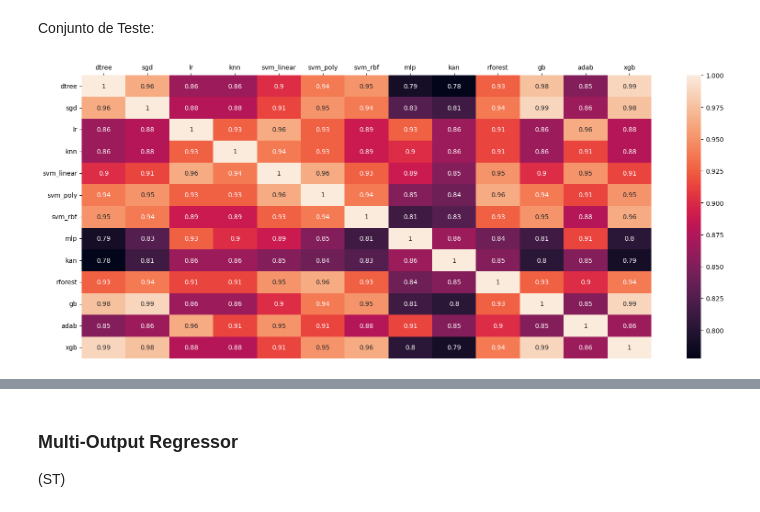
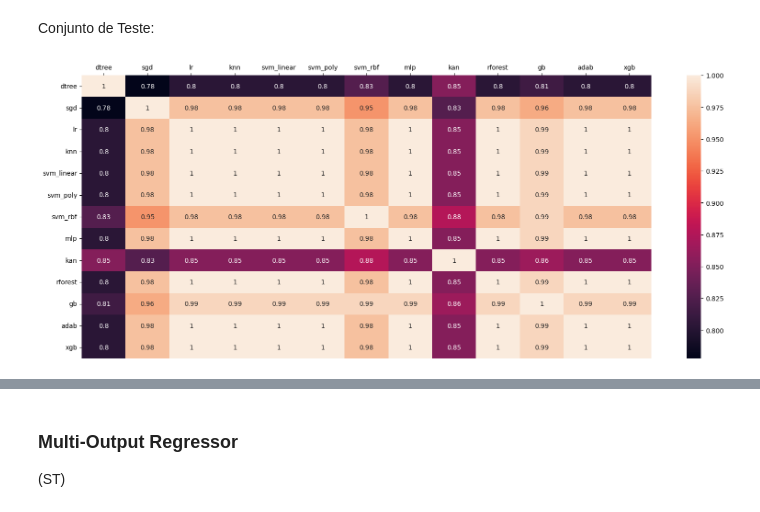
Before and after one commit to pedrobslima/proj-mtr, a Jupyter notebook: heart.ipynb, the cells around one changed output, grey strips where cells are left out. Saved outputs shown, nothing was run; the diff lists cells and outputs as text; code cells hidden in the pictures.

Commit message:
Assessor training fix

```diff
--- a/heart.ipynb
+++ b/heart.ipynb
@@ -964,8 +962,9 @@ df_assessor.head()
 # %%
 Xa_train = df_assessor.loc[:,['age', 'sex', 'chest_pain', 'blood_pressure', 'cholestoral',
        'blood_sugar', 'eletro_results', 'max_heart_rate', 'exer_angina',
-       'oldpeak', 'slope_peak', 'major_vessels', 'thal', 'target']]
+       'oldpeak', 'slope_peak', 'major_vessels', 'thal']]
 
+ya_train_tgt = df_assessor['target']
 ya_train = df_assessor.loc[:,model_names]
 # %%
 Xa_train.head()
@@ -996,7 +995,7 @@ for i in range(len(models)):
 
     ya_test.loc[:,model_names[i]] = 1 - y_pred[np.arange(len(y_pred)), ya_test['target']]
 
-Xa_test.loc[:, 'target'] = ya_test['target']
+ya_test_tgt = ya_test['target']
 ya_test = ya_test.drop(columns=['target'])
 # %% [markdown]
 #### Análise de correlações
@@ -1011,11 +1010,11 @@ pred_hits2 = {}
 
 for i in range(len(models)):
     if(model_names[i] in ['dtree', 'rforest', 'gb', 'adab', 'xgb']):
-        y_pred = models[i].predict(Xa_test.drop(columns=['target']))
+        y_pred = models[i].predict(Xa_test)
     else:
         y_pred = models[i].predict(Xa_test_norm)
 
-    pred_hits2[model_names[i]] = y_pred == Xa_test['target']
+    pred_hits2[model_names[i]] = y_pred == ya_test_tgt
 # %%
 pred_corrls2 = pd.DataFrame(columns=model_names, index=model_names, dtype=float)
 
@@ -1122,7 +1121,7 @@ regchain_corrls = pd.DataFrame(columns=model_names, index=model_names, dtype=flo
 
 for m in model_names:
     for n in model_names:
-        regchain_corrls.at[m,n] = np.mean((y_pred[m]==Xa_train['target'])==(y_pred[n]==Xa_train['target']))
+        regchain_corrls.at[m,n] = np.mean((y_pred[m]==ya_train_tgt)==(y_pred[n]==ya_train_tgt))
 
 plt.figure(figsize=(20,8))
 hm = sns.heatmap(regchain_corrls, annot=True)
@@ -1167,20 +1163,20 @@ Conjunto de Teste:
 # %%
 y_pred = pd.DataFrame(regchain.predict(Xa_test), columns=model_names, index=Xa_test.index)
 # v Melhorar esse cálculo de correlação para fazer
 # v melhor uso do 1-(probabilidade da classe correta)
 y_pred = y_pred.map(lambda x: 1 - round(x))
 
 regchain_corrls = pd.DataFrame(columns=model_names, index=model_names, dtype=float)
 
 for m in model_names:
     for n in model_names:
-        regchain_corrls.at[m,n] = np.mean((y_pred[m]==Xa_test['target'])==(y_pred[n]==Xa_test['target']))
+        regchain_corrls.at[m,n] = np.mean((y_pred[m]==ya_test_tgt)==(y_pred[n]==ya_test_tgt))
 
 plt.figure(figsize=(20,8))
 hm = sns.heatmap(regchain_corrls, annot=True)
 hm.xaxis.tick_top()
 # %% [output]
-[figure, old version]
+[figure, new version]
 # %%
 regchain_corrls_values = pd.Series(regchain_corrls.values.reshape((169,)))
 regchain_corrls_values.describe()
```
Also changed, not shown: parts of 38 cells of this notebook, 3 other files.
